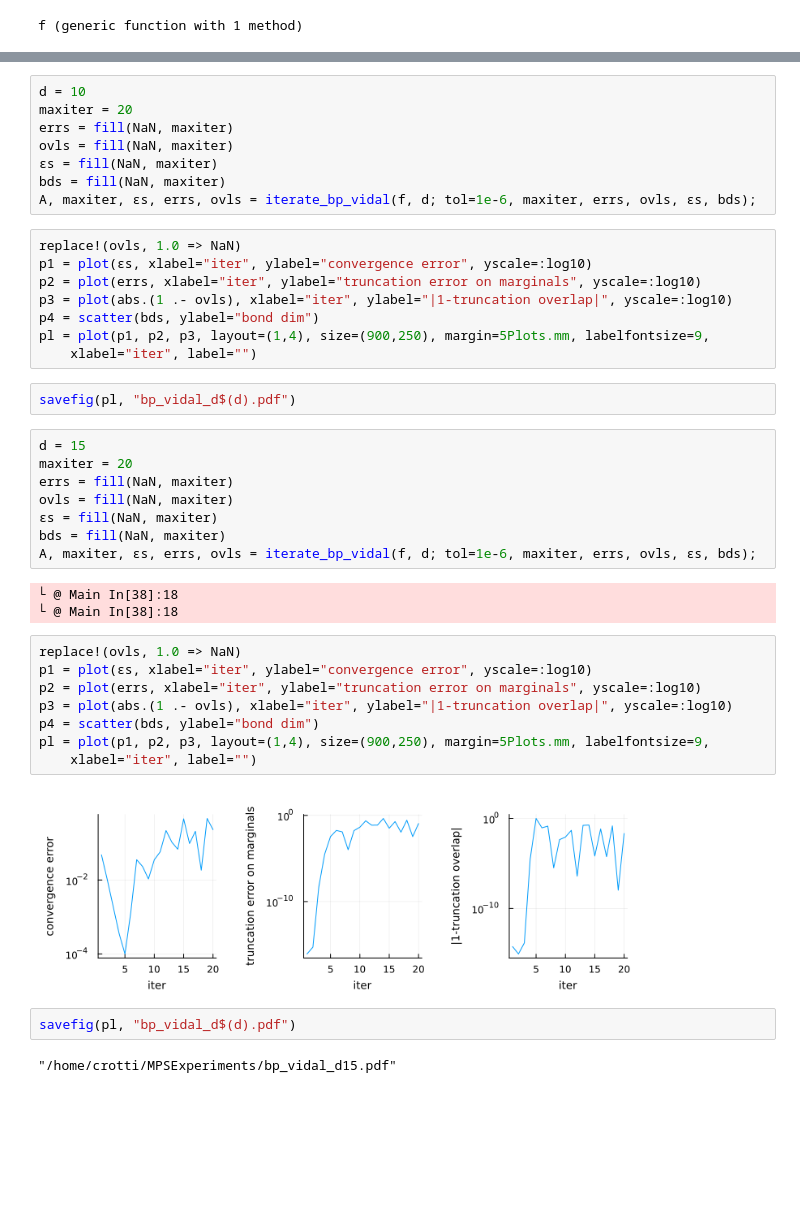
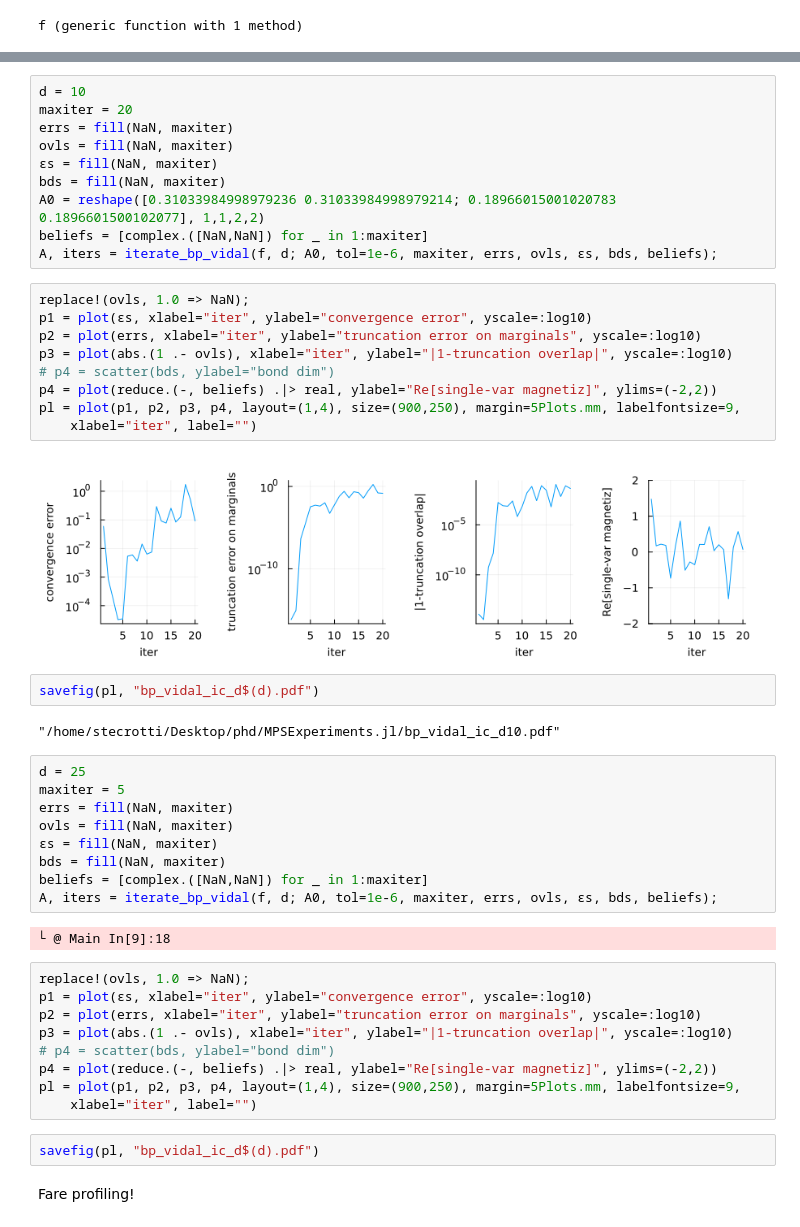
Before and after one commit to stecrotti/EternalDynamicCavity, a Jupyter notebook: truncations_vidal.ipynb, the cells around one changed output, grey strips where cells are left out. Saved outputs shown, nothing was run; the diff lists cells and outputs as text; blank space fills up the shorter version.

```diff
--- a/truncations_vidal.ipynb
+++ b/truncations_vidal.ipynb
@@ -239,39 +268,45 @@ errs = fill(NaN, maxiter)
 ovls = fill(NaN, maxiter)
 εs = fill(NaN, maxiter)
 bds = fill(NaN, maxiter)
-A, maxiter, εs, errs, ovls = iterate_bp_vidal(f, d; tol=1e-6, maxiter, errs, ovls, εs, bds);
+A0 = reshape([0.31033984998979236 0.31033984998979214; 0.18966015001020783 0.1896601500102077], 1,1,2,2)
+beliefs = [complex.([NaN,NaN]) for _ in 1:maxiter]
+A, iters = iterate_bp_vidal(f, d; A0, tol=1e-6, maxiter, errs, ovls, εs, bds, beliefs);
 # %%
-replace!(ovls, 1.0 => NaN)
+replace!(ovls, 1.0 => NaN);
 p1 = plot(εs, xlabel="iter", ylabel="convergence error", yscale=:log10)
 p2 = plot(errs, xlabel="iter", ylabel="truncation error on marginals", yscale=:log10)
 p3 = plot(abs.(1 .- ovls), xlabel="iter", ylabel="|1-truncation overlap|", yscale=:log10)
-p4 = scatter(bds, ylabel="bond dim")
-pl = plot(p1, p2, p3, layout=(1,4), size=(900,250), margin=5Plots.mm, labelfontsize=9,
+# p4 = scatter(bds, ylabel="bond dim")
+p4 = plot(reduce.(-, beliefs) .|> real, ylabel="Re[single-var magnetiz]", ylims=(-2,2))
+pl = plot(p1, p2, p3, p4, layout=(1,4), size=(900,250), margin=5Plots.mm, labelfontsize=9,
     xlabel="iter", label="")
+# %% [output]
+[figure, added]
 # %%
-savefig(pl, "bp_vidal_d$(d).pdf")
+savefig(pl, "bp_vidal_ic_d$(d).pdf")
+# %% [output]
+"/home/stecrotti/Desktop/phd/MPSExperiments.jl/bp_vidal_ic_d10.pdf"
 # %%
-d = 15
-maxiter = 20
+d = 25
+maxiter = 5
 errs = fill(NaN, maxiter)
 ovls = fill(NaN, maxiter)
 εs = fill(NaN, maxiter)
 bds = fill(NaN, maxiter)
-A, maxiter, εs, errs, ovls = iterate_bp_vidal(f, d; tol=1e-6, maxiter, errs, ovls, εs, bds);
+beliefs = [complex.([NaN,NaN]) for _ in 1:maxiter]
+A, iters = iterate_bp_vidal(f, d; A0, tol=1e-6, maxiter, errs, ovls, εs, bds, beliefs);
 # %% [output]
-└ @ Main In[38]:18
-└ @ Main In[38]:18
+└ @ Main In[9]:18
 # %%
-replace!(ovls, 1.0 => NaN)
+replace!(ovls, 1.0 => NaN);
 p1 = plot(εs, xlabel="iter", ylabel="convergence error", yscale=:log10)
 p2 = plot(errs, xlabel="iter", ylabel="truncation error on marginals", yscale=:log10)
 p3 = plot(abs.(1 .- ovls), xlabel="iter", ylabel="|1-truncation overlap|", yscale=:log10)
-p4 = scatter(bds, ylabel="bond dim")
-pl = plot(p1, p2, p3, layout=(1,4), size=(900,250), margin=5Plots.mm, labelfontsize=9,
+# p4 = scatter(bds, ylabel="bond dim")
+p4 = plot(reduce.(-, beliefs) .|> real, ylabel="Re[single-var magnetiz]", ylims=(-2,2))
+pl = plot(p1, p2, p3, p4, layout=(1,4), size=(900,250), margin=5Plots.mm, labelfontsize=9,
     xlabel="iter", label="")
-# %% [output]
-[figure, removed]
 # %%
-savefig(pl, "bp_vidal_d$(d).pdf")
+savefig(pl, "bp_vidal_ic_d$(d).pdf")
-# %% [output]
-"/home/crotti/MPSExperiments/bp_vidal_d15.pdf"
+# %% [markdown]
+Fare profiling!
```
Also changed, not shown: parts of 12 cells of this notebook, 1 other file.
